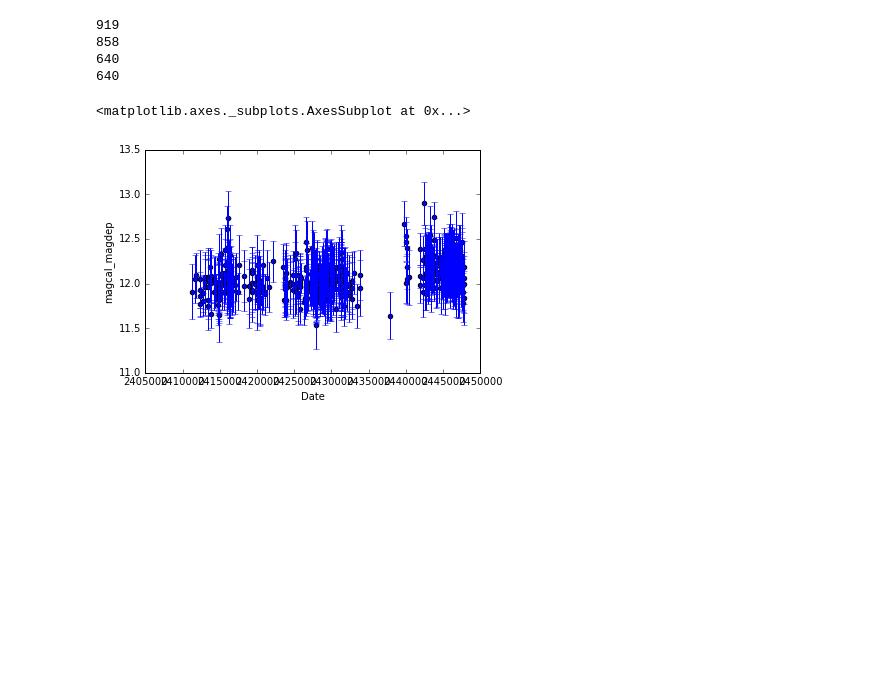
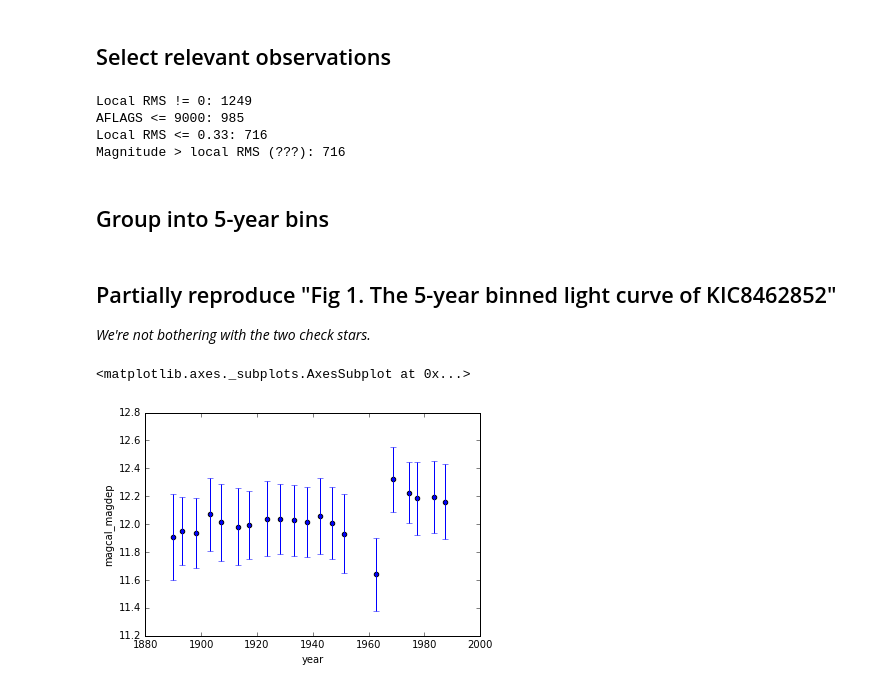
Before and after one commit to rhattersley/kic, a Jupyter notebook: first.ipynb, the cells around one changed output. Cells and saved outputs as stored; diff of their text form; code cells hidden in the pictures; blank space fills up the shorter version.

```diff
--- a/first.ipynb
+++ b/first.ipynb
@@ -5,6 +15,6 @@ import pandas as pd
 # %%
-path = 'plotshort_K8462852.db'
 path = 'fullshort_K8462852.db'
-df = pd.read_csv(path, delimiter='\t', skiprows=range(5) + [6])
-df[:5]
+all_rows = pd.read_csv(path, delimiter='\t', skiprows=range(5) + [6])
+print 'Number of rows:', len(all_rows)
+all_rows[:5]
 # %% [output]
@@ -17,16 +85,36 @@ df[:5]
+# %% [markdown]
+## Select relevant observations
 # %%
-print len(df)
+df = all_rows
+
+df = df[df.magcal_local_rms != 0]
+print 'Local RMS != 0:', len(df)
+
 df = df[df.AFLAGS <= 9000]
-print len(df)
+print 'AFLAGS <= 9000:', len(df)
+#df = df[df.AFLAGS == 0]
+#print 'AFLAGS == 0:', len(df)
 df = df[df.magcal_local_rms <= 0.33]
-print len(df)
+print 'Local RMS <= 0.33:', len(df)
 df = df[df.magcal_magdep > df.magcal_local_rms + 0.2]
-print len(df)
-df.plot(kind='scatter', x='Date', y='magcal_magdep', yerr='magcal_local_rms')
+print 'Magnitude > local RMS (???):', len(df)
 # %% [output]
-919
-858
-640
-640
+Local RMS != 0: 1249
+AFLAGS <= 9000: 985
+Local RMS <= 0.33: 716
+Magnitude > local RMS (???): 716
-<matplotlib.axes._subplots.AxesSubplot at 0x...>
-[figure, removed]
+# %% [markdown]
+## Group into 5-year bins
+# %%
+grouped = df.groupby(df.year.map(lambda year: (year // 5) * 5))
+# %% [markdown]
+## Partially reproduce "Fig 1. The 5-year binned light curve of KIC8462852"
+
+_We're not bothering with the two check stars._
+# %%
+import numpy as np
+df = grouped.aggregate(np.mean)
+df.plot(kind='scatter', x='year', y='magcal_magdep', yerr='magcal_local_rms')
+# %% [output]
+<matplotlib.axes._subplots.AxesSubplot at 0x...>
+[figure, added]
```
Also changed, not shown: parts of 10 cells of this notebook, 1 other file.
